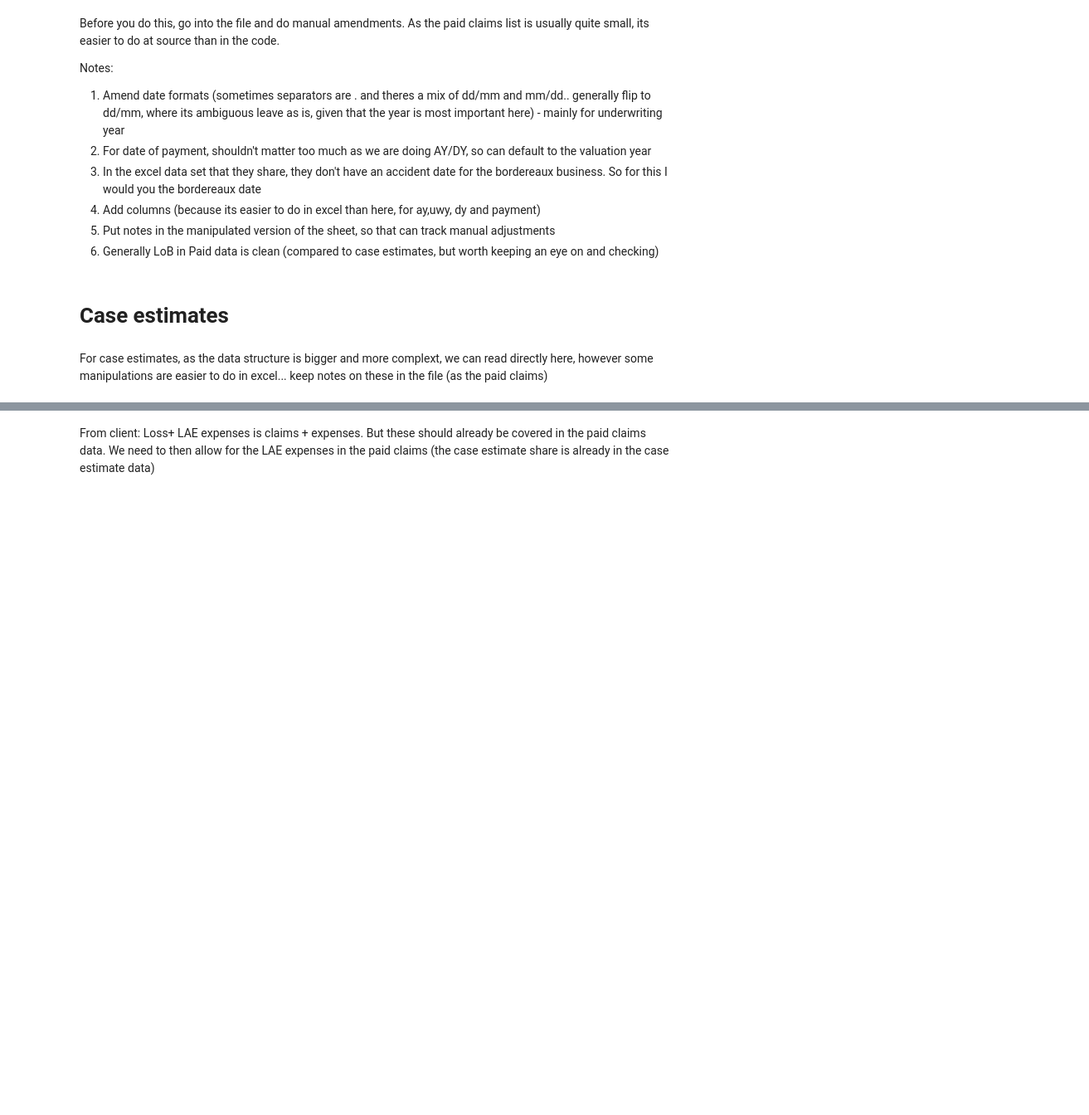
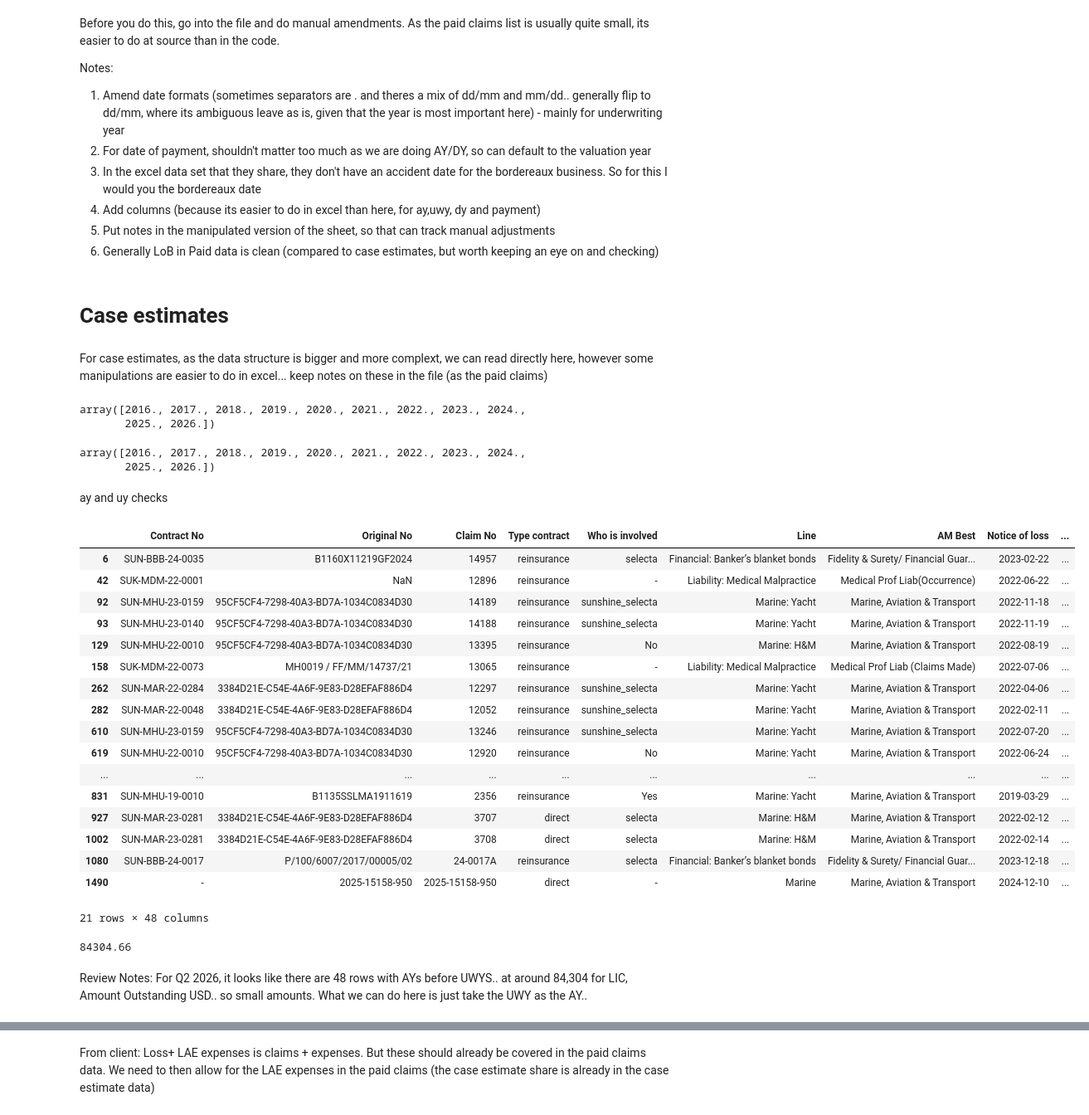
Before and after one commit to sivaramankumar83/selecta_quarterly, a Jupyter notebook: claims.ipynb, the cells around one changed output, grey strips where cells are left out. Shown at 83% size. Cells and saved outputs as stored; diff of their text form; code cells hidden in the pictures; blank space fills up the shorter version.

```diff
--- a/claims.ipynb
+++ b/claims.ipynb
@@ -47,33 +65,72 @@ For case estimates, as the data structure is bigger and more complext, we can re
 # %%
 os_df = pd.read_excel(claims_data_path, sheet_name='Loss reserves')
 # %%
+#to find dates for uy,dy,ay we need to take some candidate columns. They are Date of Loss, Notice of Loss, Contract No and Original No (the latter two are strings but I think we can infer dates from them based on regex)
+
 #assumes contract number pattern is like "SUN-CYB-25-0113" where 25 is the year of underwriting
-year = os_df["Contract No"].str.extract(r"-(\d{2})-")[0].astype("float")
 
-dol = pd.to_datetime(os_df["Date of Loss"], errors="coerce")
-nol = pd.to_datetime(os_df["Notice of loss"], errors="coerce")
+os_df['contract_no_year'] = os_df["Contract No"].str.extract(r"-(\d{2})-")[0].astype("float")
 
 
-#if error/ empty contract no then take dol othewise dol
-os_df["uwy"] = year.where(year.between(0, 30)).add(2000).fillna(dol.dt.year).fillna(nol.dt.year)
+#For Original No
+
+def extract_year(val):
+    matches = re.findall(r'\b(20\d{2})\b', str(val))
+    valid = [int(y) for y in matches if val_year - 15 <= int(y) <= val_year] #assume that a numeric is valid if its within 15 years of the valuation year
+    return valid[0] if valid else None
+
+os_df['orig_no_year'] = os_df['Original No'].apply(extract_year)
 # %%
-import re
-from datetime import datetime
+#Once we have the candidate years, we use the following logic for uwy
 
-current_year = datetime.now().year
+## Underwriting year = take contract_no_year, the orig_no_year, then dol, nol - worth a manual check to make sure the logic is correct and this still doesn't give empties
 
-def extract_year(val):
-    matches = re.findall(r'\b(20\d{2})\b', str(val))
-    valid = [int(y) for y in matches if current_year - 10 <= int(y) <= current_year]
-    return valid[0] if valid else None
+os_df['contract_no_year'] = os_df['contract_no_year'].where(os_df['contract_no_year'].between(0, 30)).add(2000)
 
-os_df['orig_year'] = os_df['Contract No'].apply(extract_year)
+
+os_df['uwy'] = os_df['contract_no_year'].fillna(os_df['orig_no_year']).fillna(os_df['dol']).fillna(os_df['nol'])
+
+#Check all data
+os_df['uwy'].sort_values().unique()
+# %% [output]
+array([2016., 2017., 2018., 2019., 2020., 2021., 2022., 2023., 2024.,
+       2025., 2026.])
 # %%
 # For ay, use date of loss where available, otherwise use notice of loss
-
-
-os_df["ay"] = dol.dt.year.fillna(nol.dt.year)
+os_df["ay"] = os_df["dol"].fillna(os_df["nol"])
-# %%
-# For where there are no UWY in the data (awaiting clarification from client), we set the uwy to the date of loss
-
-os_df["uwy"] = os_df["uwy"].fillna(os_df["ay"])
+# %%
+os_df['ay'].sort_values().unique()
+# %% [output]
+array([2016., 2017., 2018., 2019., 2020., 2021., 2022., 2023., 2024.,
+       2025., 2026.])
+# %% [markdown]
+ay and uy checks
+# %%
+## Check that UY is always < AY
+
+os_df[os_df['uwy'] > os_df['ay']]
+# %% [output]
+|  | Contract No | Original No | Claim No | Type contract | Who is involved | Line | AM Best | Notice of loss | ... |
+| 6 | SUN-BBB-24-0035 | B1160X11219GF2024 | 14957 | reinsurance | selecta | Financial: Banker’s blanket bonds | Fidelity & Surety/ Financial Guar... | 2023-02-22 | ... |
+| 42 | SUK-MDM-22-0001 | NaN | 12896 | reinsurance | - | Liability: Medical Malpractice | Medical Prof Liab(Occurrence) | 2022-06-22 | ... |
+| 92 | SUN-MHU-23-0159 | 95CF5CF4-7298-40A3-BD7A-1034C0834D30 | 14189 | reinsurance | sunshine_selecta | Marine: Yacht | Marine, Aviation & Transport | 2022-11-18 | ... |
+| 93 | SUN-MHU-23-0140 | 95CF5CF4-7298-40A3-BD7A-1034C0834D30 | 14188 | reinsurance | sunshine_selecta | Marine: Yacht | Marine, Aviation & Transport | 2022-11-19 | ... |
+| 129 | SUN-MHU-22-0010 | 95CF5CF4-7298-40A3-BD7A-1034C0834D30 | 13395 | reinsurance | No | Marine: H&M | Marine, Aviation & Transport | 2022-08-19 | ... |
+| 158 | SUK-MDM-22-0073 | MH0019 / FF/MM/14737/21 | 13065 | reinsurance | - | Liability: Medical Malpractice | Medical Prof Liab (Claims Made) | 2022-07-06 | ... |
+| 262 | SUN-MAR-22-0284 | 3384D21E-C54E-4A6F-9E83-D28EFAF886D4 | 12297 | reinsurance | sunshine_selecta | Marine: Yacht | Marine, Aviation & Transport | 2022-04-06 | ... |
+| 282 | SUN-MAR-22-0048 | 3384D21E-C54E-4A6F-9E83-D28EFAF886D4 | 12052 | reinsurance | sunshine_selecta | Marine: Yacht | Marine, Aviation & Transport | 2022-02-11 | ... |
+| 610 | SUN-MHU-23-0159 | 95CF5CF4-7298-40A3-BD7A-1034C0834D30 | 13246 | reinsurance | sunshine_selecta | Marine: Yacht | Marine, Aviation & Transport | 2022-07-20 | ... |
+| 619 | SUN-MHU-22-0010 | 95CF5CF4-7298-40A3-BD7A-1034C0834D30 | 12920 | reinsurance | No | Marine: Yacht | Marine, Aviation & Transport | 2022-06-24 | ... |
+| ... | ... | ... | ... | ... | ... | ... | ... | ... | ... |
+| 831 | SUN-MHU-19-0010 | B1135SSLMA1911619 | 2356 | reinsurance | Yes | Marine: Yacht | Marine, Aviation & Transport | 2019-03-29 | ... |
+| 927 | SUN-MAR-23-0281 | 3384D21E-C54E-4A6F-9E83-D28EFAF886D4 | 3707 | direct | selecta | Marine: H&M | Marine, Aviation & Transport | 2022-02-12 | ... |
+| 1002 | SUN-MAR-23-0281 | 3384D21E-C54E-4A6F-9E83-D28EFAF886D4 | 3708 | direct | selecta | Marine: H&M | Marine, Aviation & Transport | 2022-02-14 | ... |
+| 1080 | SUN-BBB-24-0017 | P/100/6007/2017/00005/02 | 24-0017A | reinsurance | selecta | Financial: Banker’s blanket bonds | Fidelity & Surety/ Financial Guar... | 2023-12-18 | ... |
+| 1490 | - | 2025-15158-950 | 2025-15158-950 | direct | - | Marine | Marine, Aviation & Transport | 2024-12-10 | ... |
+21 rows × 48 columns
+# %%
+os_df[os_df['uwy'] > os_df['ay']]['Liability for incurred claims, Amount Outstanding,USD'].sum() # 48 rows, 84k lic in USD
+# %% [output]
+84304.66
+# %% [markdown]
+Review Notes: For Q2 2026, it looks like there are 48 rows with AYs before UWYS.. at around 84,304 for LIC, Amount Outstanding USD.. so small amounts. What we can do here is just take the UWY as the AY..
```
Also changed, not shown: parts of 15 cells of this notebook, 1 other file.
